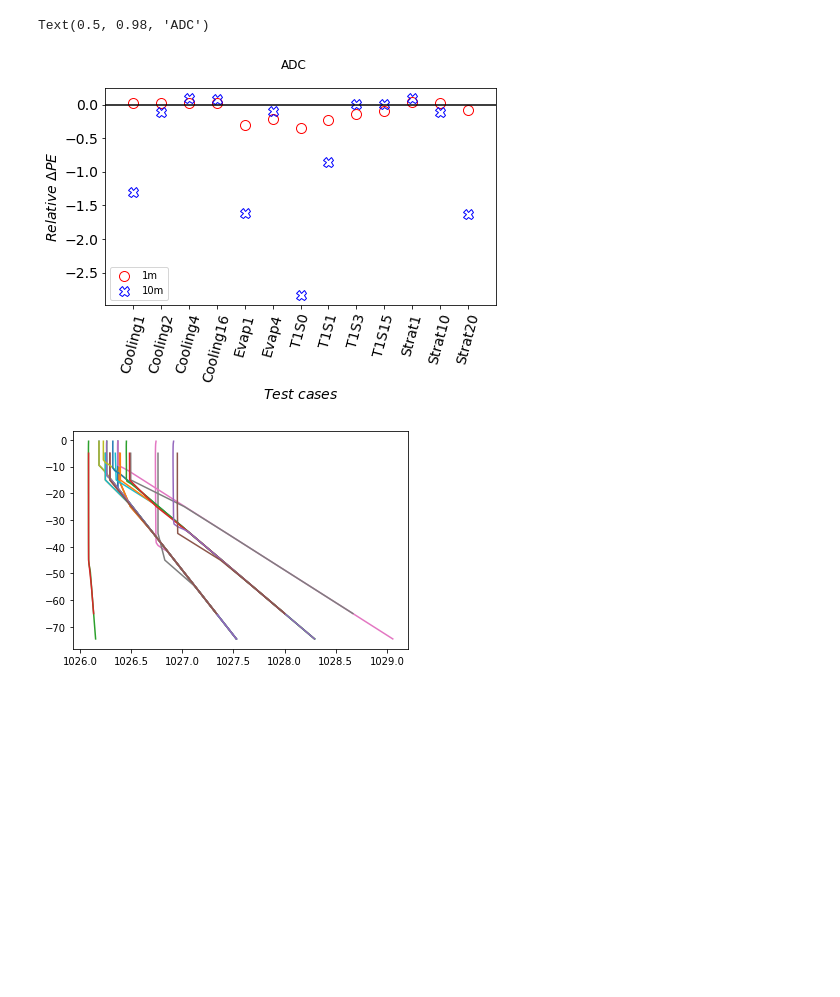
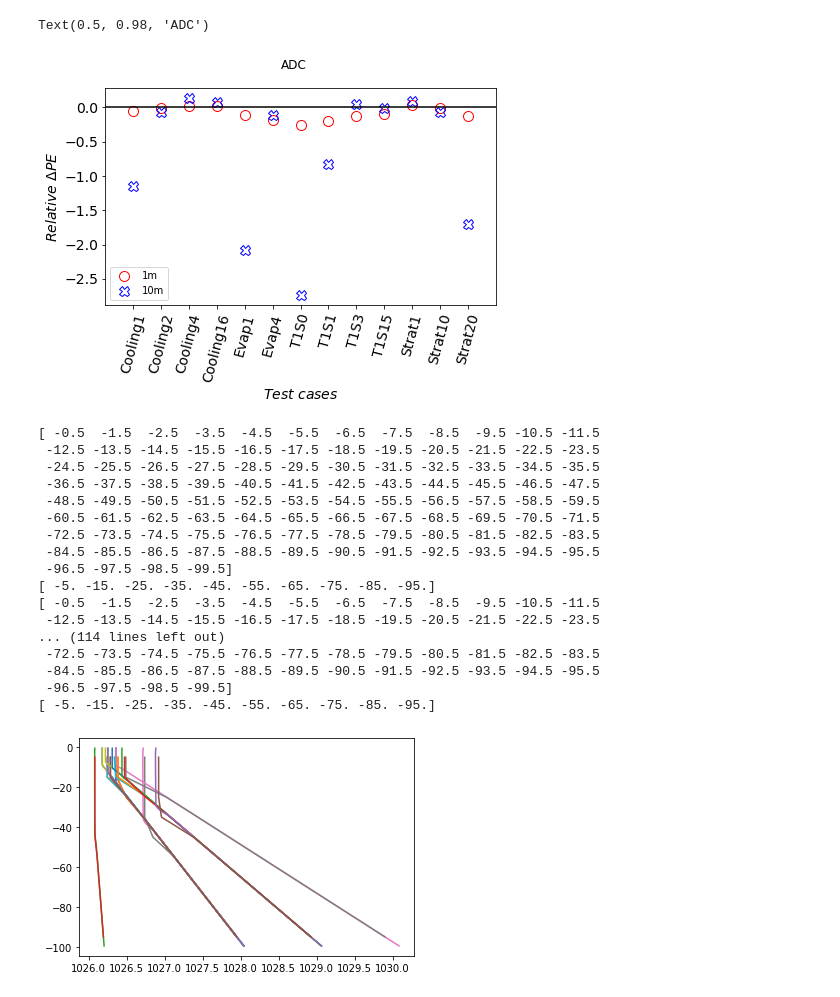
Before and after one commit to ChanJeunlam/cvmix_analysis_1, a Jupyter notebook: PE-LES_ADC_KPP_KE.ipynb, the cells around one changed output. Drawn from its saved outputs; the diff is of its cells as text; code cells hidden in the pictures; blank space fills up the shorter version.

```diff
--- a/PE-LES_ADC_KPP_KE.ipynb
+++ b/PE-LES_ADC_KPP_KE.ipynb
@@ -18,23 +18,35 @@ def density_eos(t,s):
 
 #rate of change of depth integrated potential energy calculation
 def pot_energy2(temperature_0,temperature_t,salinity_0,salinity_t,depth,dtdz,dsdz,t=95):
-    ind=np.where((depth)>-75)  ##plots are weird with, 5 m doing worse than 10m if whole depth 100m is selected
+
+
+    temperature_0=temperature_0[:-1]
+    temperature_t=temperature_t[:-1]
+    salinity_0=salinity_0[:-1]
+    salinity_t=salinity_t[:-1]
+    depth=depth[:-1]
+
+
+    ind=np.where((depth)>=-100)  ##plots are weird with, 5 m doing worse than 10m if whole depth 100m is selected
                                 ## thats why I am taking depth till -75
     depth=depth[ind]
     #for initial time
-
+    print(depth)
     # defined initial profiles as data saved for les and adc are from 1 hr and
     # for kpp and kepsilon are from zero hr
     #temp=20+dtdz*depth
     #salt=35+dsdz*depth
     #temp=temperature_0
    # salt=salinity_0
+
+
+
     temp=temperature_0[ind]
     salt=salinity_0[ind]
     density= density_eos(temp,salt)
     # depth integrated potential energy PE=density*9.81*depth
     area=trapz(density*9.81*depth,depth)
-    PE_0=area
+    PE_0=area  #/(depth[0]-depth[-1])
     #print(PE_0)
 
     #for final time
@@ -47,7 +59,7 @@ def pot_energy2(temperature_0,temperature_t,salinity_0,salinity_t,depth,dtdz,dsd
     # depth integrated potential energy PE=density*9.81*depth
     # area under PE
     area=trapz(density*9.81*depth,depth)
-    PE_t=area
+    PE_t=area  #/(depth[0]-depth[-1])
     PE_rate_change=(PE_t-PE_0)/(3600*t)  # in Watt/m^2
     #print(PE_t)
     return (PE_rate_change)
@@ -55,7 +98,7 @@ def pot_energy2(temperature_0,temperature_t,salinity_0,salinity_t,depth,dtdz,dsd
 # time step
 t = 95  # as KPP and KE have 95 hrs of data stratibg from zero
 # range of time for averaging
-t1 = t-12
+t1 = t-24
 
 # LES
 #path_les="/Users/amrapalli/runs/cvmix/cvmix_analysis/les/"
@@ -95,11 +138,11 @@ for fn in file_names:
         fn = fn.replace("T1S", "t1s")
         dtdz=0.05; dsdz=-0.025
     #print(fn,dtdz,dsdz)
-    results_les[f"pe_{fn}_les"] = pot_energy2(les.variables["temp"][0,:],
-                                              np.nanmean(les.variables["temp"][t1:t,:],axis=0),
-                                              les.variables["salt"][0,:],
-                                              np.nanmean(les.variables["salt"][t1:t,:],axis=0),
-                                              les.variables['zm'][:],
+    results_les[f"pe_{fn}_les"] = pot_energy2(les.variables["temp"][0,:-1],
+                                              np.nanmean(les.variables["temp"][t1:t,:-1],axis=0),
+                                              les.variables["salt"][0,:-1],
+                                              np.nanmean(les.variables["salt"][t1:t,:-1],axis=0),
+                                              les.variables['zm'][:-1],
                                               dtdz,
                                               dsdz)
 #results_les
@@ -434,12 +697,12 @@ plt.yticks(fontsize=14)
 plt.suptitle("ADC")
 # %% [output]
 Text(0.5, 0.98, 'ADC')
-[figure, old version]
+[figure, new version]
 # %%
 t=380 #95 hr
 #t=360 #90 hr
-t1=332 #83 hr # 12 hr avg
-
+t1=t-1 #83 hr # 12 hr avg
+t1=288
 #kpp
 path_kpp="/Users/amrapallig/run/cvmix_analysis/les/KPP-CVMix/"
 
@@ -466,34 +729,51 @@ for fn in file_names:
         if "10" in fn:
             dtdz=0.1; dsdz=0.0
         elif "1" in fn:
             dtdz=0.01; dsdz=0.0
         elif "20" in fn:
             dtdz=0.2; dsdz=0.0
         else:
             print("error",fn)
     if "T1S" in fn:
         fn = fn.replace("T1S", "t1s")
         dtdz=0.05; dsdz=-0.025
 
 
     # compute pot
     results_kpp[f"pe_{fn}_1m_kpp"] = pot_energy2(np.flip(mf1m.variables["temp"][0,:,0,0]),
                                              np.flip(np.nanmean(mf1m.variables["temp"][t1:t,:,0,0],axis=0)),
                                              np.flip(mf1m.variables["salt"][0,:,0,0]),
                                              np.flip(np.nanmean(mf1m.variables["salt"][t1:t,:,0,0],axis=0)),
                                              np.flip( mf1m.variables['z'][0,:,0,0]),
                                              dtdz,
                                              dsdz)
     results_kpp[f"pe_{fn}_10m_kpp"] = pot_energy2(np.flip(mf10m.variables["temp"][0,:,0,0]),
                                              np.flip(np.nanmean(mf10m.variables["temp"][t1:t,:,0,0],axis=0)),
                                              np.flip(mf10m.variables["salt"][0,:,0,0]),
                                              np.flip(np.nanmean(mf10m.variables["salt"][t1:t,:,0,0],axis=0)),
                                              np.flip(mf10m.variables['z'][0,:,0,0]),
                                              dtdz,
                                              dsdz)
 #results_kpp
 # %% [output]
+[ -0.5  -1.5  -2.5  -3.5  -4.5  -5.5  -6.5  -7.5  -8.5  -9.5 -10.5 -11.5
+ -12.5 -13.5 -14.5 -15.5 -16.5 -17.5 -18.5 -19.5 -20.5 -21.5 -22.5 -23.5
+ -24.5 -25.5 -26.5 -27.5 -28.5 -29.5 -30.5 -31.5 -32.5 -33.5 -34.5 -35.5
+ -36.5 -37.5 -38.5 -39.5 -40.5 -41.5 -42.5 -43.5 -44.5 -45.5 -46.5 -47.5
+ -48.5 -49.5 -50.5 -51.5 -52.5 -53.5 -54.5 -55.5 -56.5 -57.5 -58.5 -59.5
+ -60.5 -61.5 -62.5 -63.5 -64.5 -65.5 -66.5 -67.5 -68.5 -69.5 -70.5 -71.5
+ -72.5 -73.5 -74.5 -75.5 -76.5 -77.5 -78.5 -79.5 -80.5 -81.5 -82.5 -83.5
+ -84.5 -85.5 -86.5 -87.5 -88.5 -89.5 -90.5 -91.5 -92.5 -93.5 -94.5 -95.5
+ -96.5 -97.5 -98.5 -99.5]
+[ -5. -15. -25. -35. -45. -55. -65. -75. -85. -95.]
+[ -0.5  -1.5  -2.5  -3.5  -4.5  -5.5  -6.5  -7.5  -8.5  -9.5 -10.5 -11.5
+ -12.5 -13.5 -14.5 -15.5 -16.5 -17.5 -18.5 -19.5 -20.5 -21.5 -22.5 -23.5
+... (114 lines left out)
+ -72.5 -73.5 -74.5 -75.5 -76.5 -77.5 -78.5 -79.5 -80.5 -81.5 -82.5 -83.5
+ -84.5 -85.5 -86.5 -87.5 -88.5 -89.5 -90.5 -91.5 -92.5 -93.5 -94.5 -95.5
+ -96.5 -97.5 -98.5 -99.5]
+[ -5. -15. -25. -35. -45. -55. -65. -75. -85. -95.]
-[figure, old version]
+[figure, new version]
 # %%
 relative_errors_kpp = {}
 
```
Also changed, not shown: parts of 14 cells of this notebook, 6 other files.
